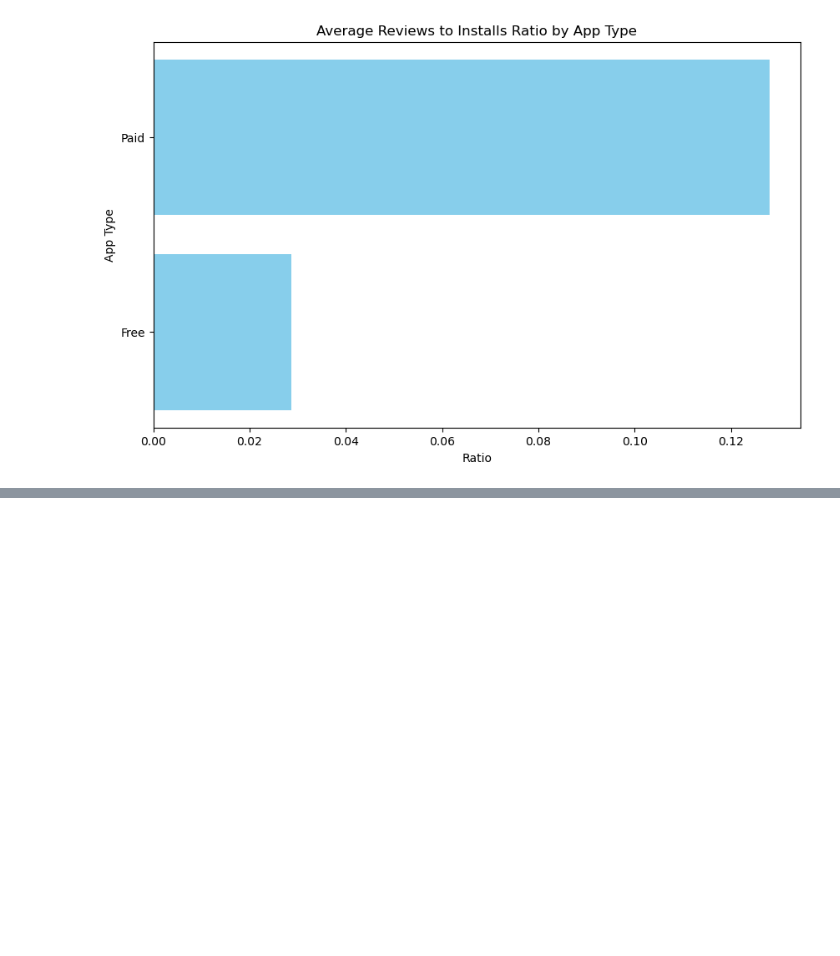
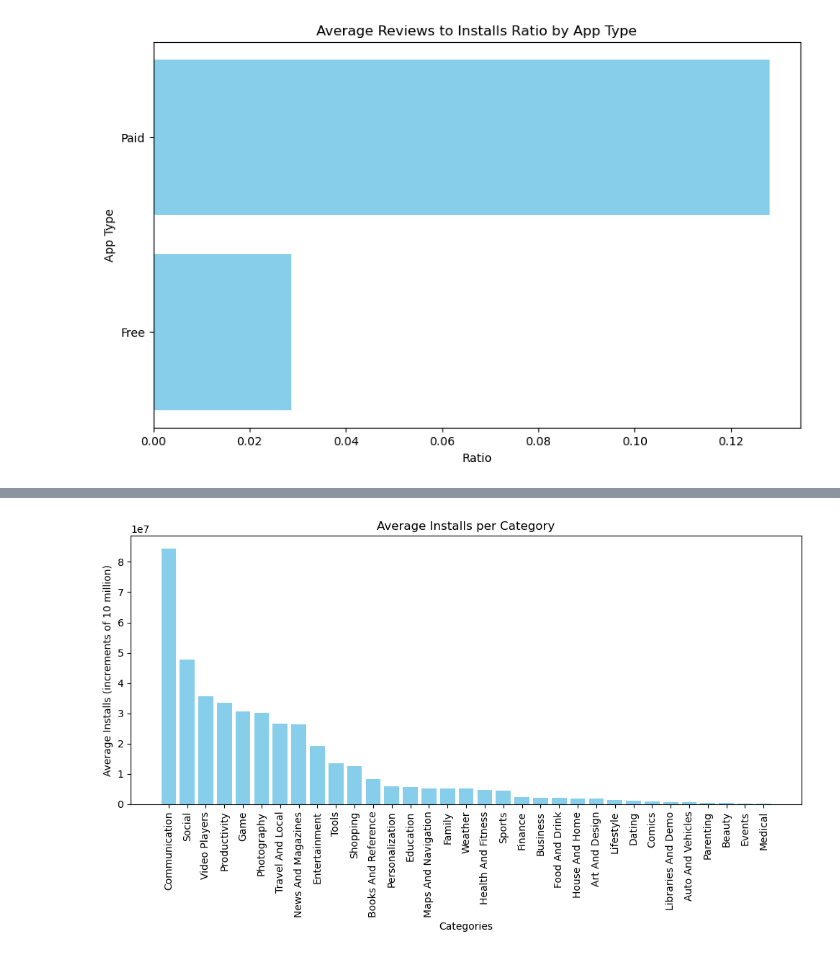
Before and after one commit to MinT-Napkin/CS-4650-Capstone-Project, a Jupyter notebook: CapstoneProjectReport.ipynb, the cells around one changed output, grey strips where cells are left out. Cells and saved outputs as stored; diff of their text form; code cells hidden in the pictures; blank space fills up the shorter version.

```diff
--- a/CapstoneProjectReport.ipynb
+++ b/CapstoneProjectReport.ipynb
@@ -528,3 +527,76 @@ plt.gca().invert_yaxis()  # Invert y-axis to have 'Paid' on top
 plt.show()
 # %% [output]
 [figure]
+# %%
+class MostPopularCategoriesReport:
+
+    def __init__(self, file_path):
+        self.df = pd.read_csv(file_path)
+
+    def mapper(self, row):
+        category = row[1]['Category']
+        app = row[1]['App']
+        reviews_str = row[1]['Reviews']
+        reviews = int(float(reviews_str.replace('M', '')) * 1000000) if 'M' in reviews_str else int(reviews_str)
+
+        installs_str = row[1]['Installs']
+        installs_str = installs_str.replace('+', '').replace(',', '')
+        installs = int(installs_str) if installs_str.isdigit() else -1
+
+        return category, app, reviews, installs
+
+    def reducer(self, acc, app_data):
+        category, app, reviews, installs = app_data
+        acc[category]['Reviews'] += reviews
+        acc[category]['Installs'] += installs
+        acc[category]['Count'] += 1
+        return acc
+
+    def preprocess_data(self):
+        self.df.dropna(subset=['Reviews', 'Installs', 'Category'], inplace=True)
+
+    def run_report(self):
+        self.preprocess_data()
+        mapped = map(self.mapper, self.df.iterrows())
+        reduced = reduce(self.reducer, mapped, defaultdict(lambda: {'Reviews': 0, 'Installs': 0, 'Count': 0}))
+        ratios = map(self.calculate_review_install_ratio, reduced.items())
+
+        ratios = filter(lambda x: x[0] != '1.9', ratios)
+
+        sorted_ratios = sorted(ratios, key=lambda x: x[1], reverse=True)
+        sorted_categories_by_avg_installs = [(category, data['Installs'] / data['Count']) for category, data in reduced.items()]
+        sorted_categories_by_avg_installs.sort(key=lambda x: x[1], reverse=True)
+
+        return sorted_categories_by_avg_installs
+
+    def calculate_review_install_ratio(self, category_data):
+        category, data = category_data
+        total_reviews = data['Reviews']
+        total_installs = data['Installs']
+        ratio = total_reviews / total_installs
+        return category, ratio
+
+    def plot_bar_chart(self, data):
+        data = [(category, avg_installs) for category, avg_installs in data if category != '1.9']
+
+        categories = [item[0].replace('_', ' ').title() for item in data]
+        avg_installs = [item[1] for item in data]
+
+        plt.figure(figsize=(10, 6))
+        plt.bar(categories, avg_installs, color='skyblue')
+        plt.xlabel('Categories')
+        plt.ylabel('Average Installs (increments of 10 million)')
+        plt.title('Average Installs per Category')
+        plt.xticks(rotation=90)
+        plt.tight_layout()
+        plt.show()
+
+if __name__ == '__main__':
+    report = MostPopularCategoriesReport('googleplaystore.csv')
+    print("\nCategories Sorted by Average Install Count:")
+    sorted_categories_with_avg_installs = report.run_report()
+    for category, avg_installs in sorted_categories_with_avg_installs:
+        print(f"{category}: {avg_installs:.2f}")
+
+    report.plot_bar_chart(sorted_categories_with_avg_installs)
+# %% [output]
@@ -530,0 +620 @@ plt.show()
+[figure, added]
```
Also changed, not shown: parts of 3 cells of this notebook.
